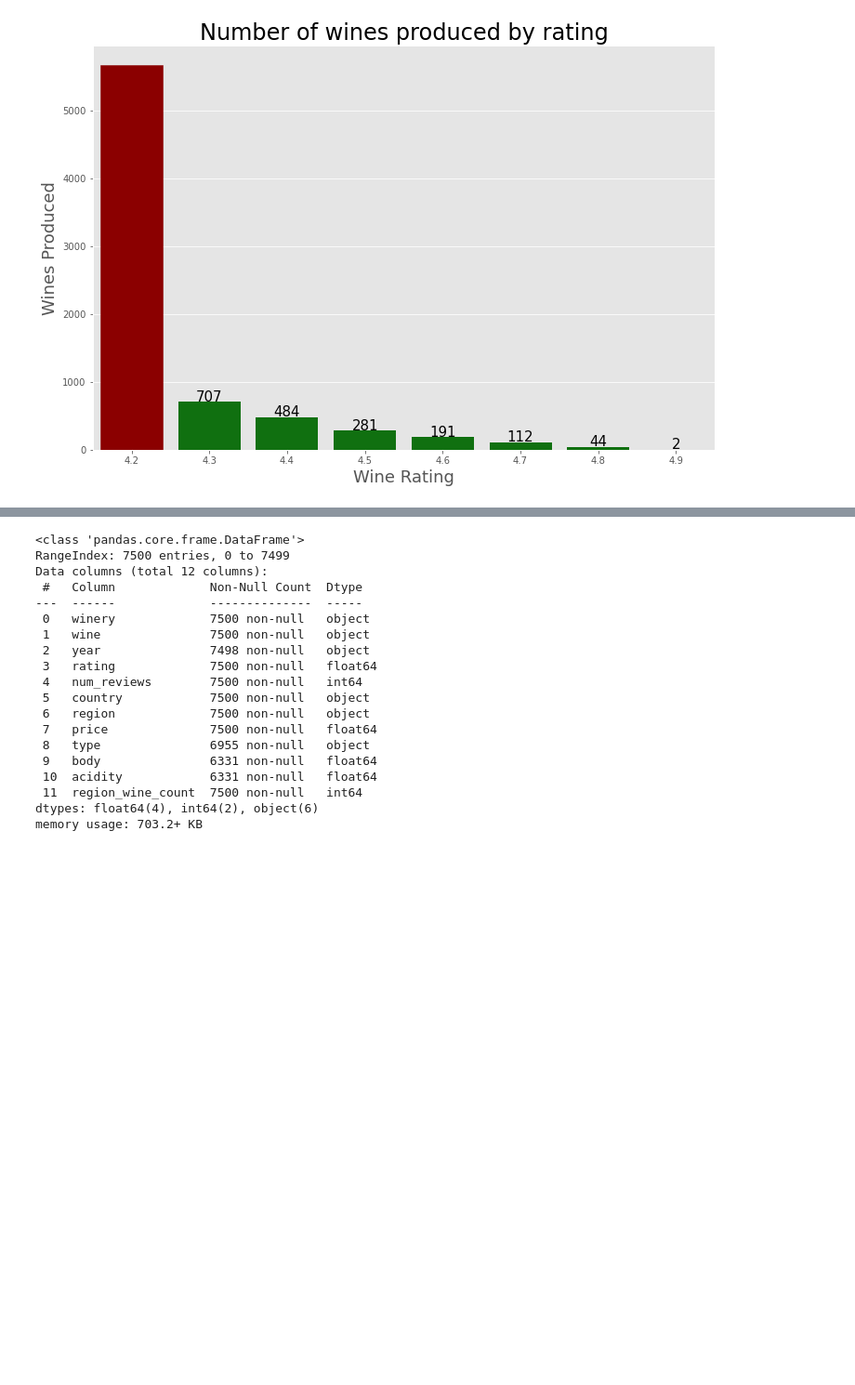
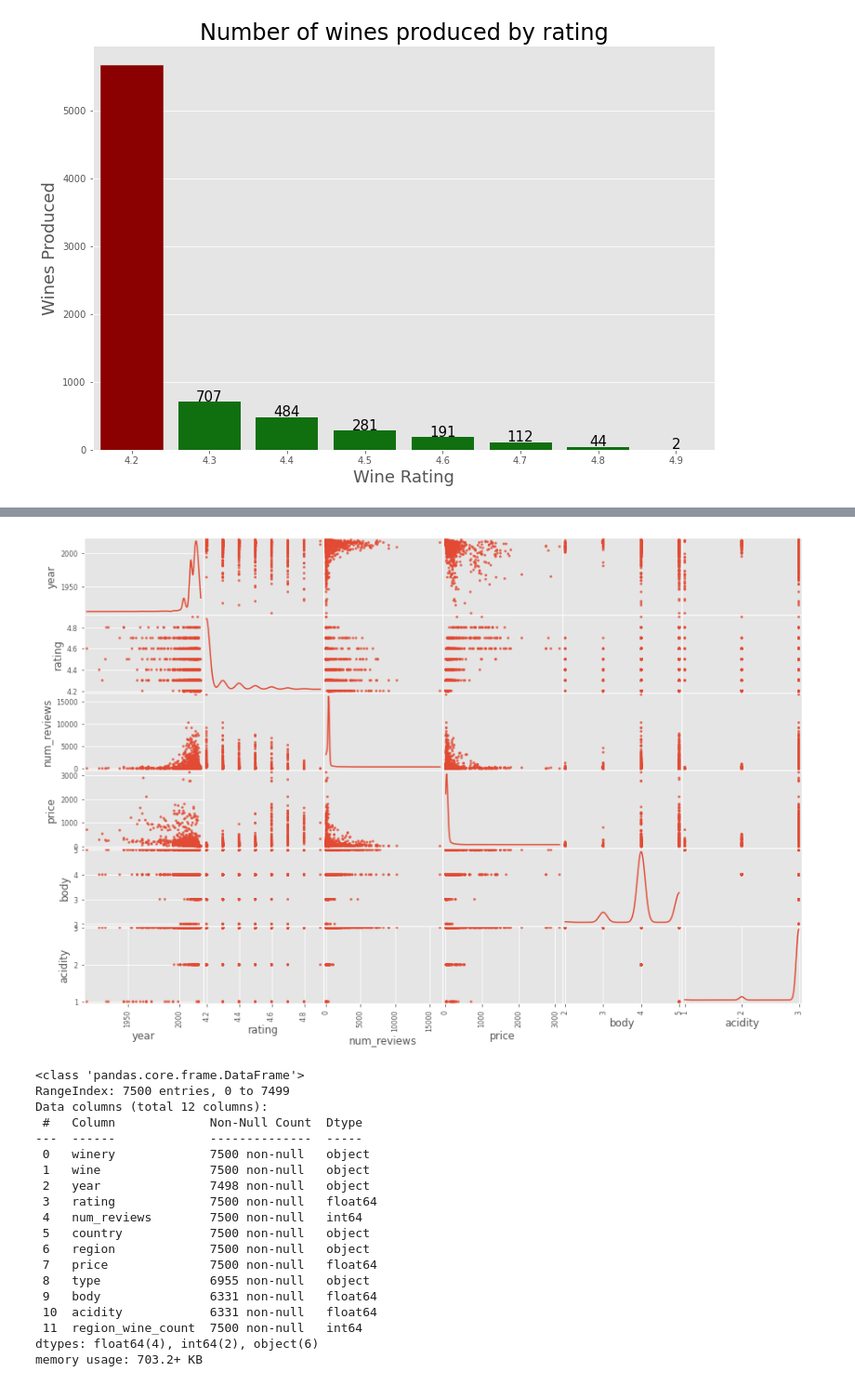
Before and after one commit to CharlesPizza/SpanishWineVisualization, a Jupyter notebook: SpanishWineExplore.ipynb, the cells around one changed output, grey strips where cells are left out. Shown at 93% size. Saved outputs shown, nothing was run; the diff lists cells and outputs as text; code cells hidden in the pictures; blank space fills up the shorter version.

```diff
--- a/SpanishWineExplore.ipynb
+++ b/SpanishWineExplore.ipynb
@@ -209,3 +210,8 @@ plt.show()
+# %%
+pd.plotting.scatter_matrix(vintages_df[vintages_df.columns[0:]], figsize=(15,10), alpha=0.8, diagonal='kde')
+plt.show()
+# %% [output]
+[figure, added]
 # %%
 df.info()
 # %% [output]
```
Also changed, not shown: parts of 23 cells of this notebook.
